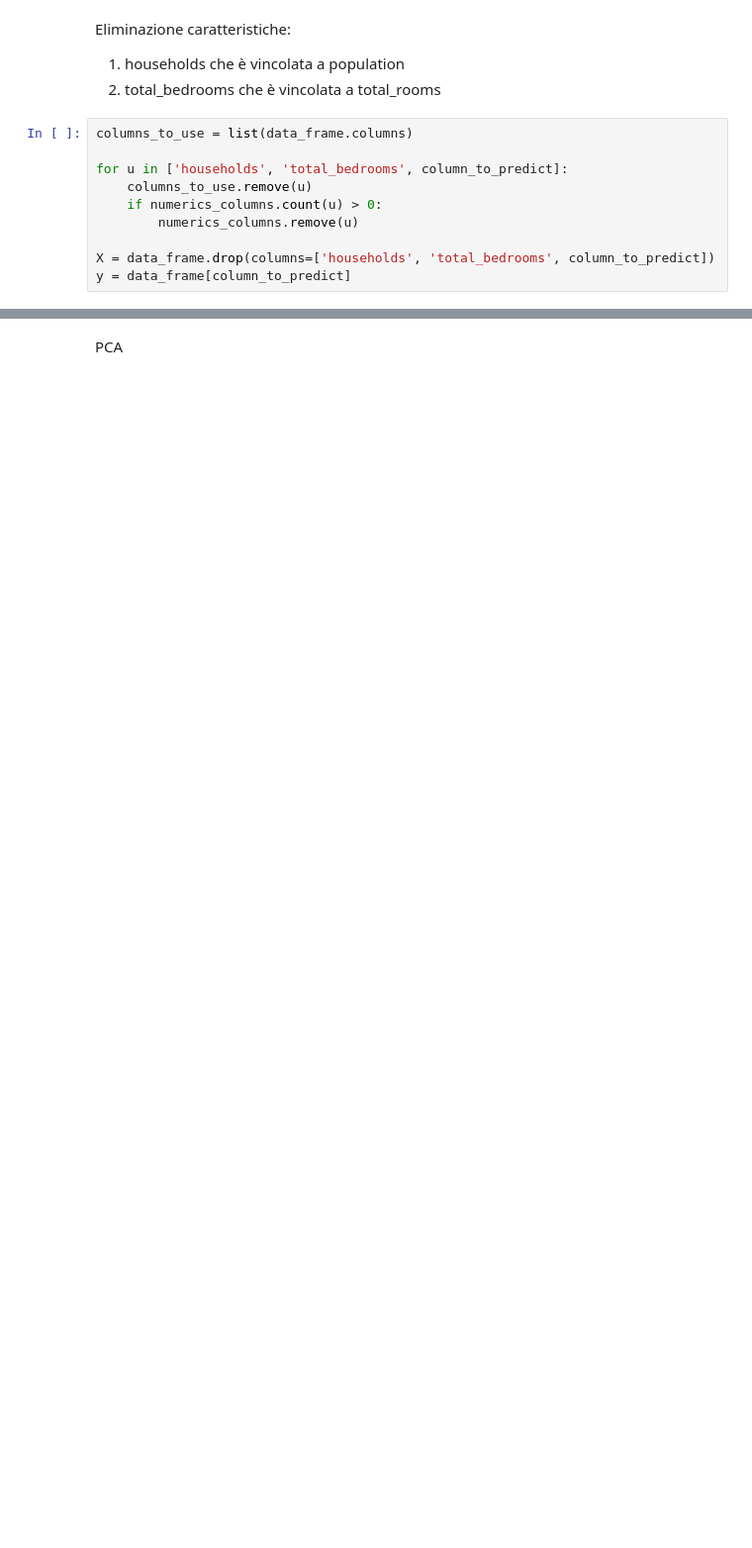
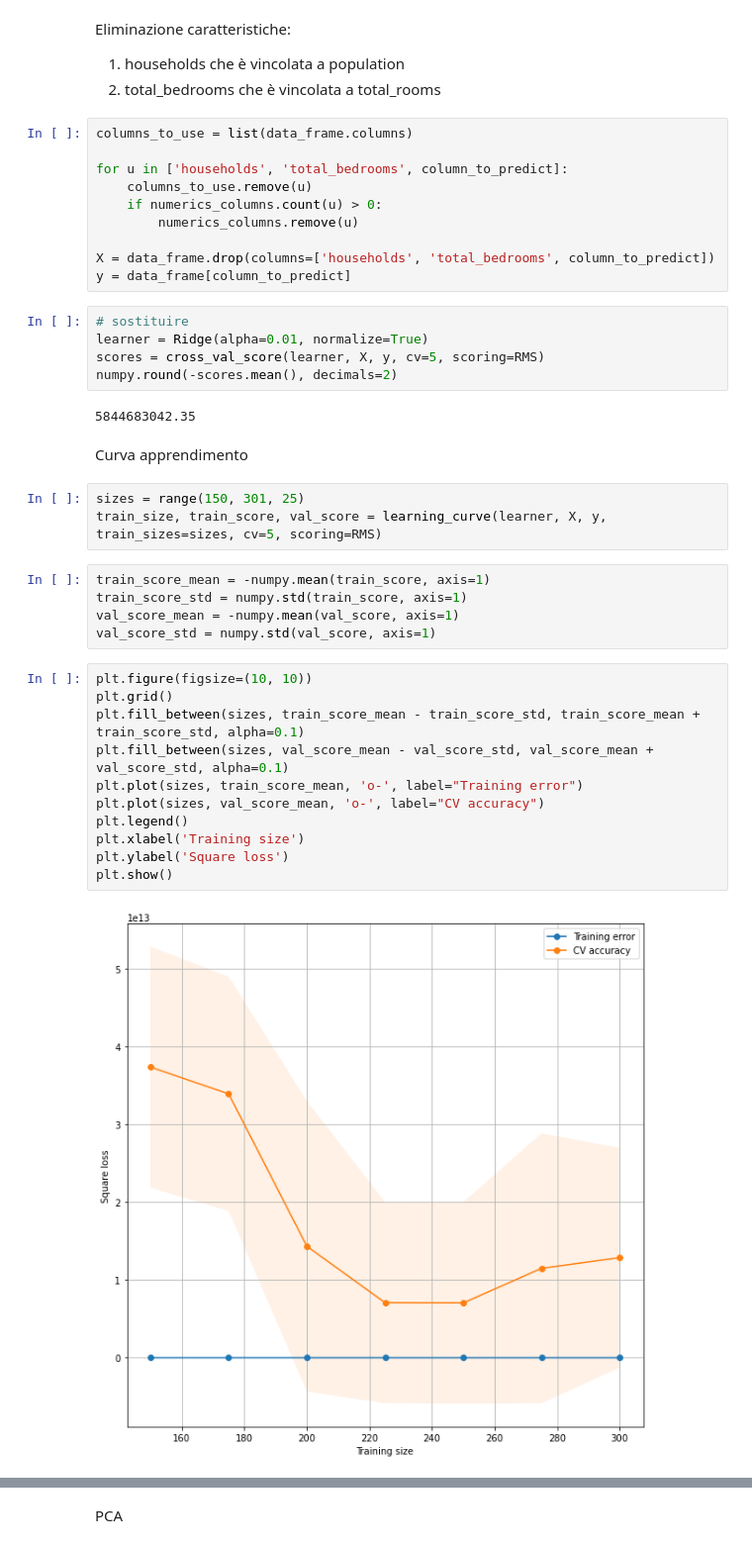
Before and after one commit to mikymaione/HousingPrices, a Jupyter notebook: Source code/HousingPrices/main.ipynb, the cells around one changed output, grey strips where cells are left out. Shown at 99% size. Saved outputs shown, nothing was run; the diff lists cells and outputs as text; blank space fills up the shorter version.

```diff
--- a/Source code/HousingPrices/main.ipynb
+++ b/Source code/HousingPrices/main.ipynb
@@ -118,3 +119,33 @@ for u in ['households', 'total_bedrooms', column_to_predict]:
 
 X = data_frame.drop(columns=['households', 'total_bedrooms', column_to_predict])
 y = data_frame[column_to_predict]
+# %%
+# sostituire
+learner = Ridge(alpha=0.01, normalize=True)
+scores = cross_val_score(learner, X, y, cv=5, scoring=RMS)
+numpy.round(-scores.mean(), decimals=2)
+# %% [output]
+5844683042.35
+# %% [markdown]
+Curva apprendimento
+# %%
+sizes = range(150, 301, 25)
+train_size, train_score, val_score = learning_curve(learner, X, y, train_sizes=sizes, cv=5, scoring=RMS)
+# %%
+train_score_mean = -numpy.mean(train_score, axis=1)
+train_score_std = numpy.std(train_score, axis=1)
+val_score_mean = -numpy.mean(val_score, axis=1)
+val_score_std = numpy.std(val_score, axis=1)
+# %%
+plt.figure(figsize=(10, 10))
+plt.grid()
+plt.fill_between(sizes, train_score_mean - train_score_std, train_score_mean + train_score_std, alpha=0.1)
+plt.fill_between(sizes, val_score_mean - val_score_std, val_score_mean + val_score_std, alpha=0.1)
+plt.plot(sizes, train_score_mean, 'o-', label="Training error")
+plt.plot(sizes, val_score_mean, 'o-', label="CV accuracy")
+plt.legend()
+plt.xlabel('Training size')
+plt.ylabel('Square loss')
+plt.show()
+# %% [output]
+[figure, added]
```
Also changed, not shown: parts of 15 cells of this notebook.
